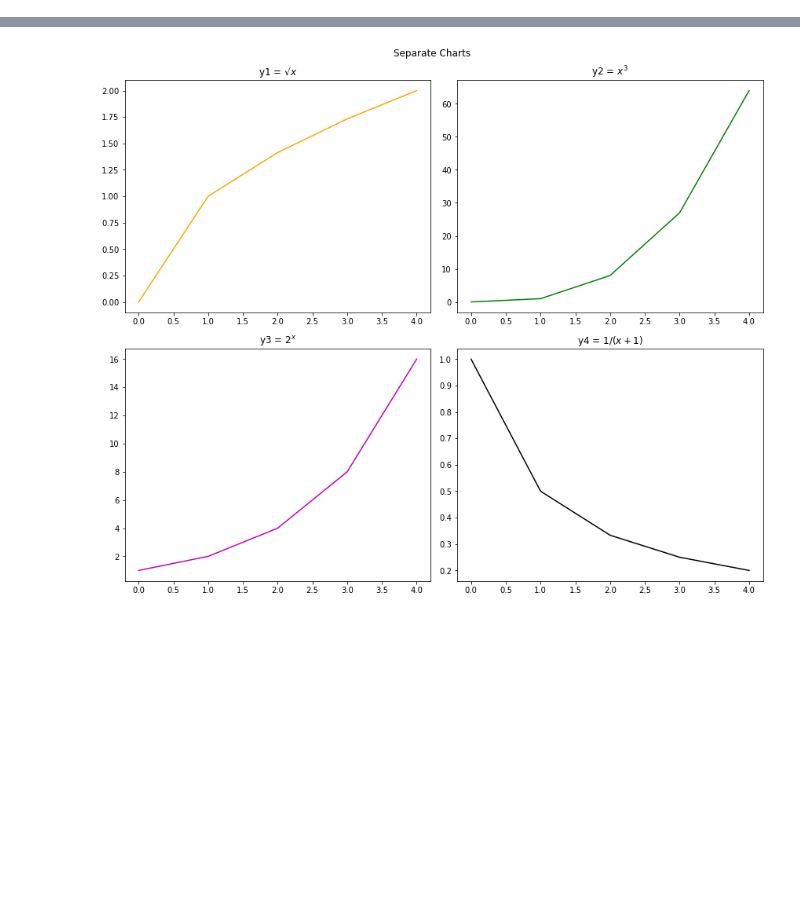
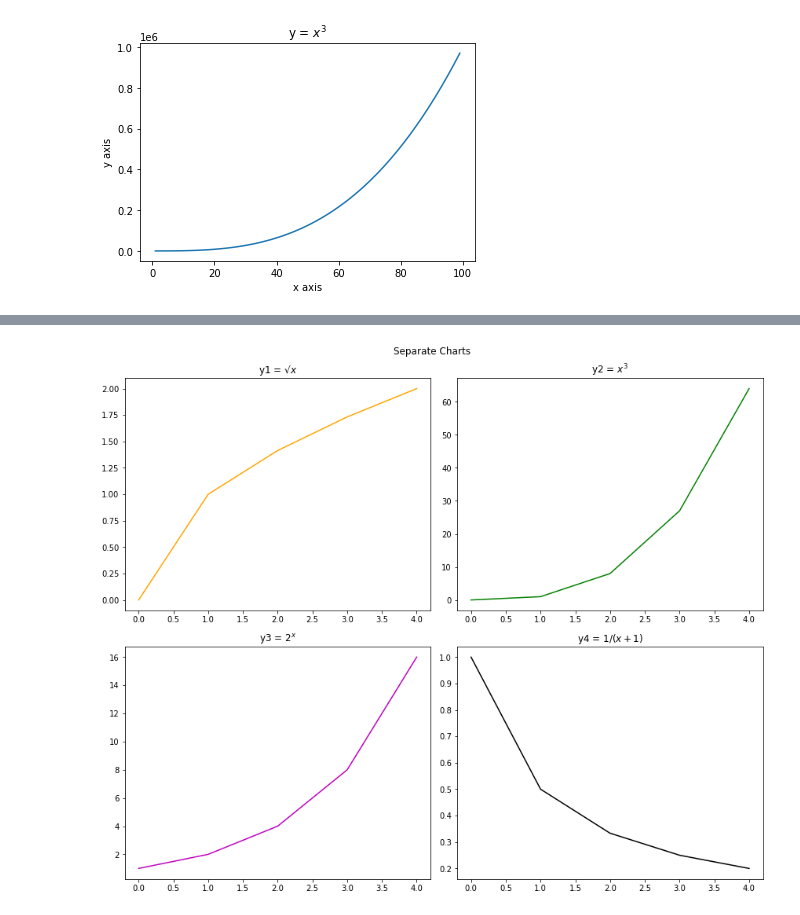
Before and after one commit to natasharivers/numpy-pandas-visualization-exercises, a Jupyter notebook: Matplotlib_exercises_correct.ipynb, the cells around one changed output, grey strips where cells are left out. Cells and saved outputs as stored; diff of their text form; code cells hidden in the pictures; blank space fills up the shorter version.

```diff
--- a/Matplotlib_exercises_correct.ipynb
+++ b/Matplotlib_exercises_correct.ipynb
@@ -61,3 +89,15 @@ plt.show()
+# %%
+#2.b: y=x**3
+#TEACHER EXAMPLE
+x= range(1,100)
+y2 = [n **3 for n in x]
+plt.title('y = $x^3$')
+plt.xlabel('x axis')
+plt.ylabel('y axis')
+plt.plot(x,y2)
+plt.show()
+# %% [output]
+[figure, added]
 # %%
 #2 Create and label 4 separate charts for the following equations (choose a range for x that makes sense)
 #2.c: y=2**x
```
Also changed, not shown: parts of 19 cells of this notebook.
